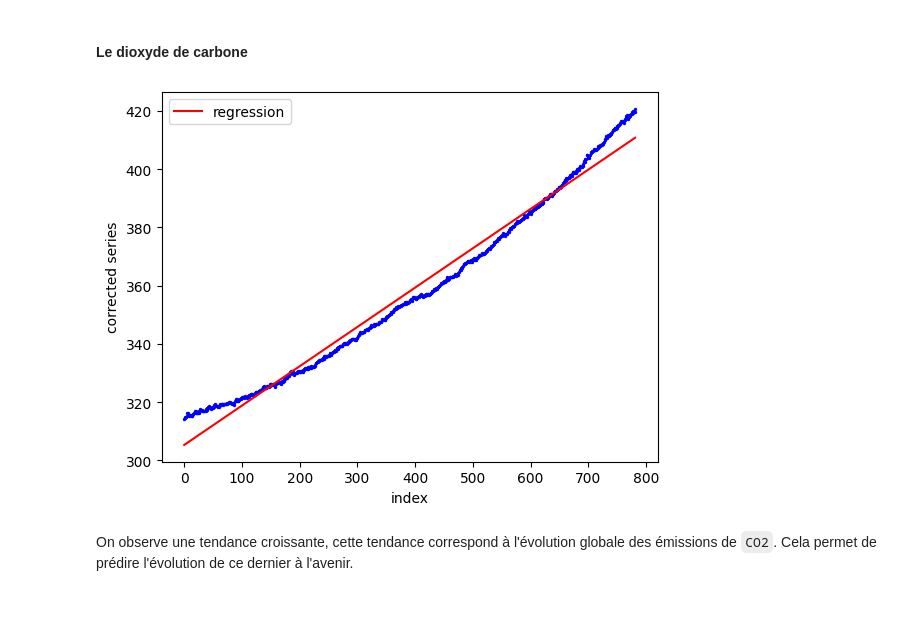
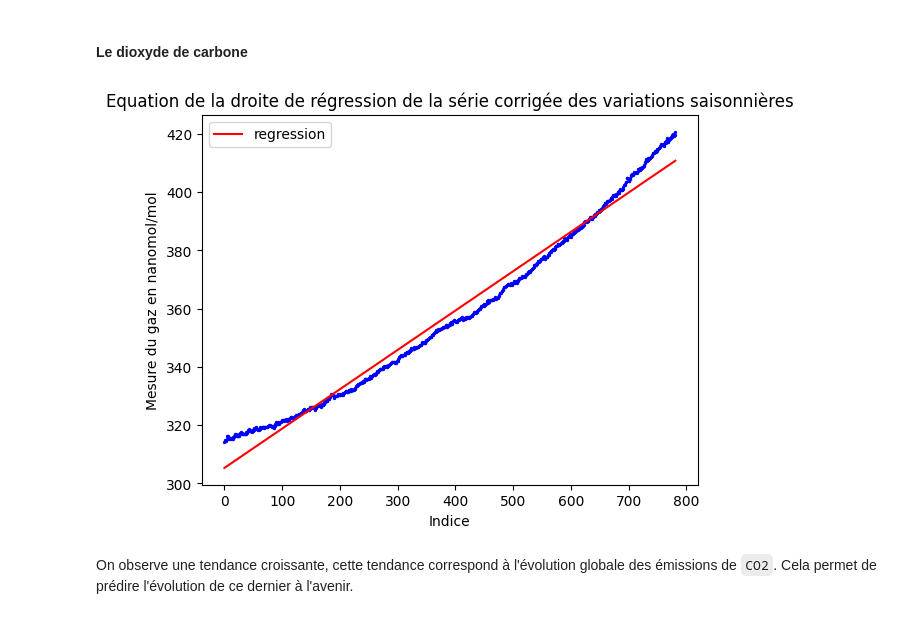
Before and after one commit to baptistegeorget/AnalyseGaz, a Jupyter notebook: Projet stats.ipynb, the cells around one changed output. Cells and saved outputs as stored; diff of their text form; code cells hidden in the pictures.

```diff
--- a/Projet stats.ipynb
+++ b/Projet stats.ipynb
@@ -319,17 +322,20 @@ On observe une tendance croissante, cette tendance correspond à l'évolution gl
 #### Le dioxyde de carbone
 # %%
 df_co2["index"] = df_co2.index
-beta_1 = df_co2.cov()["index"]["corrected series"] / df_co2["index"].var()
-beta_0 = df_co2["corrected series"].mean() - beta_1 * df_co2["index"].mean()
-def f(x):
-    return beta_0 + beta_1 * x
-df_linear_regression = pd.concat([df_co2["index"], pd.DataFrame(np.array(list(map(f, df_co2["index"]))), columns=["regression"])], axis=1)
+beta_1_co2 = df_co2.cov()["index"]["corrected series"] / df_co2["index"].var()
+beta_0_co2 = df_co2["corrected series"].mean() - beta_1_co2 * df_co2["index"].mean()
+def f_co2(x):
+    return beta_0_co2 + beta_1_co2 * x
+df_linear_regression = pd.concat([df_co2["index"], pd.DataFrame(np.array(list(map(f_co2, df_co2["index"]))), columns=["regression"])], axis=1)
 fig, ax = plt.subplots()
 df_co2.plot.scatter( x = "index", y = "corrected series", s = 2, ax = ax, color = "blue")
 df_linear_regression.plot.line(x = "index", y = "regression", color = "red", ax = ax)
+plt.title("Equation de la droite de régression de la série corrigée des variations saisonnières")
+plt.ylabel("Mesure du gaz en nanomol/mol")
+plt.xlabel("Indice")
 plt.show()
 # %% [output]
-[figure, old version]
+[figure, new version]
 # %% [markdown]
 On observe une tendance croissante, cette tendance correspond à l'évolution globale des émissions de `CO2`. Cela permet de prédire l'évolution de ce dernier à l'avenir.
 # %% [markdown]
```
Also changed, not shown: parts of 30 cells of this notebook.
